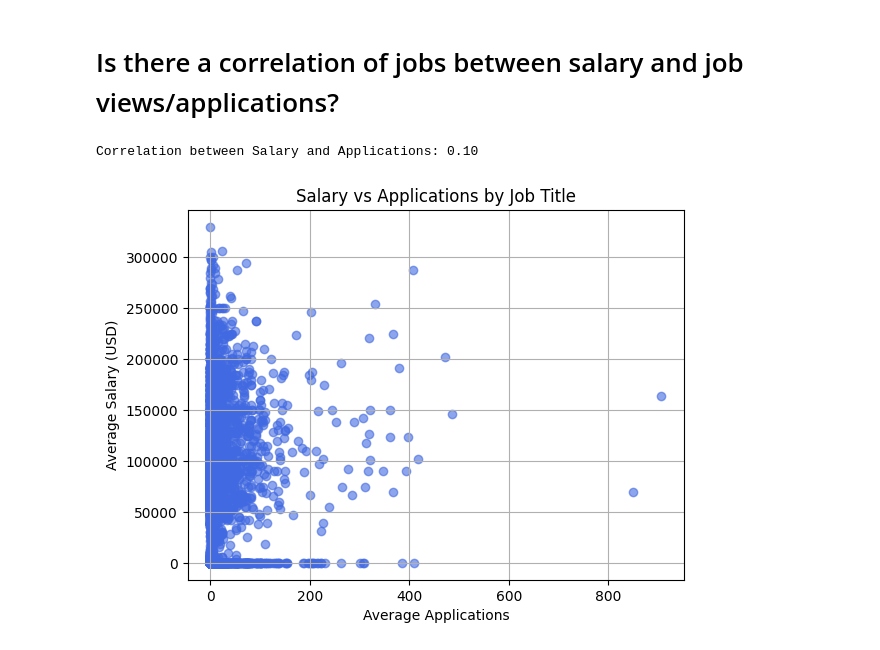
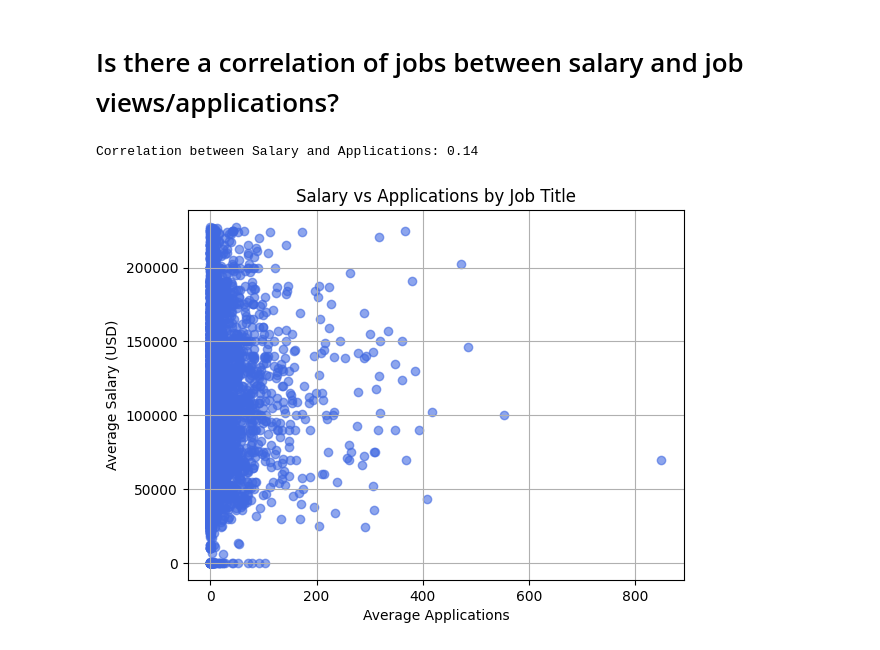
Before and after one commit to GiovanniL30/Data-Analysis, a Jupyter notebook: application_metrics.ipynb, the cells around one changed output. Cells and saved outputs as stored; diff of their text form; code cells hidden in the pictures.

```diff
--- a/application_metrics.ipynb
+++ b/application_metrics.ipynb
@@ -31,19 +31,19 @@ Passing `palette` without assigning `hue` is deprecated and will be removed in v
 # Is there a correlation of jobs between salary and job views/applications?
 # %%
 # Group by job title and calculate the average salary, views, and applications
-grouped_df = df.groupby('title')[['med_salary', 'applies']].mean().reset_index()
+grouped_df = df.groupby('title')[['yearly_med_salary', 'applies']].mean().reset_index()
 
-correlation_applies_salary = grouped_df['med_salary'].corr(grouped_df['applies'])
+correlation_applies_salary = grouped_df['yearly_med_salary'].corr(grouped_df['applies'])
 
 print(f"Correlation between Salary and Applications: {correlation_applies_salary:.2f}")
 
-plt.scatter(grouped_df['applies'], grouped_df['med_salary'], alpha=0.6, color="royalblue")
+plt.scatter(grouped_df['applies'], grouped_df['yearly_med_salary'], alpha=0.6, color="royalblue")
 plt.title('Salary vs Applications by Job Title')
 plt.xlabel('Average Applications')
 plt.ylabel('Average Salary (USD)')
 plt.grid(True)
 
 plt.show()
 # %% [output]
-Correlation between Salary and Applications: 0.10
+Correlation between Salary and Applications: 0.14
-[figure, old version]
+[figure, new version]
```
Also changed, not shown: parts of 1 cell of this notebook, 4 other files.
